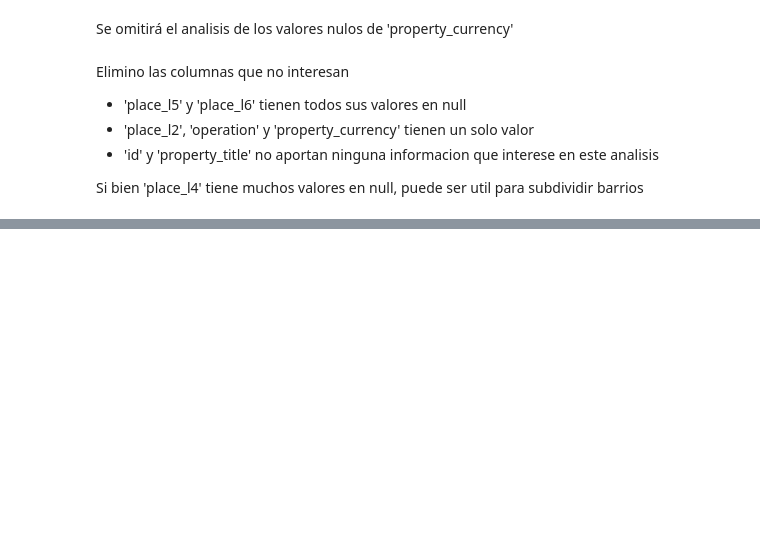
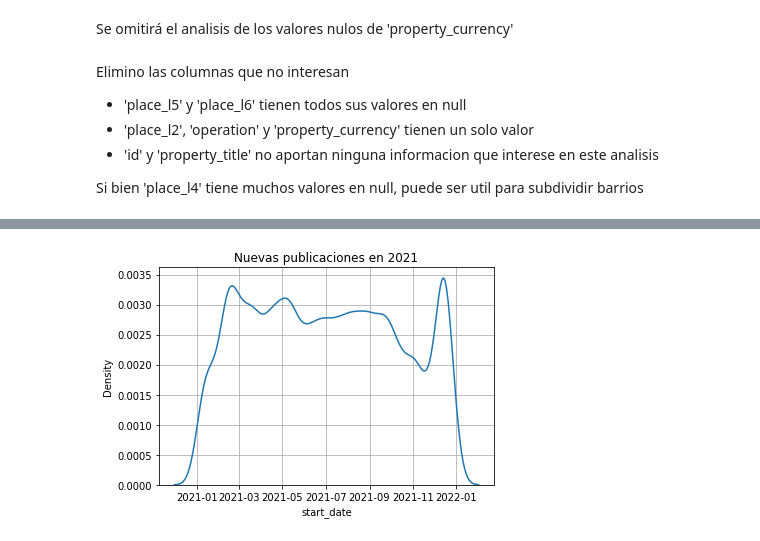
Before and after one commit to FranFiuba/7506R-2C2022-GRUPO02, a Jupyter notebook: 7506R_TP1_GRUPO02_ENTREGA.ipynb, the cells around one changed output, grey strips where cells are left out. Saved outputs shown, nothing was run; the diff lists cells and outputs as text; code cells hidden in the pictures; blank space fills up the shorter version.

```diff
--- a/7506R_TP1_GRUPO02_ENTREGA.ipynb
+++ b/7506R_TP1_GRUPO02_ENTREGA.ipynb
@@ -282,0 +109,7 @@ properati_df.groupby('property_type')['property_price'].agg([np.mean, np.median]
+# %%
+columns_drop = ['place_l5', 'place_l6', 'place_l2', 'operation', 'property_currency', 'id', 'property_title']
+columns_rename = {'place_l3':'district', 'place_l4':'subdistrict', 'property_rooms':'rooms', 'property_bedrooms':'bedrooms',\
+                  'property_surface_total':'surface_total', 'property_surface_covered':'surface_covered', 'property_price':'price'}
+properati_df.drop(columns=columns_drop, inplace=True)
+properati_df.rename(columns=columns_rename, inplace=True)
+properati_df.reset_index(drop=True, inplace=True)
@@ -282,0 +127,17 @@ properati_df.groupby('property_type')['property_price'].agg([np.mean, np.median]
+# %%
+x_cols = properati_df.columns.tolist()
+x_cols.remove('price')
+
+x_ds = properati_df[x_cols].copy()
+y_ds = properati_df['price'].copy()
+
+properati_train, properati_test, y_train, y_test = train_test_split(x_ds, y_ds, test_size=0.2, random_state=2)
+
+# creamos un data frame que vincule x_train y y_train para el analisis exploratorio
+properati_train['price'] = y_train
+
+# tambien creo un dataframe con los datos de test para pasar cambios
+properati_test['price'] = y_test
+
+print("Registros de train: ", properati_train.shape[0])
+print("Registros de test: ", properati_test.shape[0])
@@ -282,0 +244,7 @@ properati_df.groupby('property_type')['property_price'].agg([np.mean, np.median]
+# %%
+dates = properati_train.loc[:, ['start_date', 'created_on', 'end_date']].copy()
+
+for column in dates.columns:
+    dates[column] = pd.to_datetime(dates[column], yearfirst=True, errors='coerce')
+
+dates.info()
@@ -282,0 +268,5 @@ properati_df.groupby('property_type')['property_price'].agg([np.mean, np.median]
+# %%
+for column in dates.columns:
+    properati_train[column] = dates[column]
+
+properati_train.info()
@@ -282,0 +318,7 @@ properati_df.groupby('property_type')['property_price'].agg([np.mean, np.median]
+# %%
+plt.grid(True)
+sns.kdeplot(data=properati_train['start_date'])
+plt.title("Nuevas publicaciones en 2021")
+plt.show()
+# %% [output]
+[figure, added]
```
Also changed, not shown: parts of 411 cells of this notebook.
